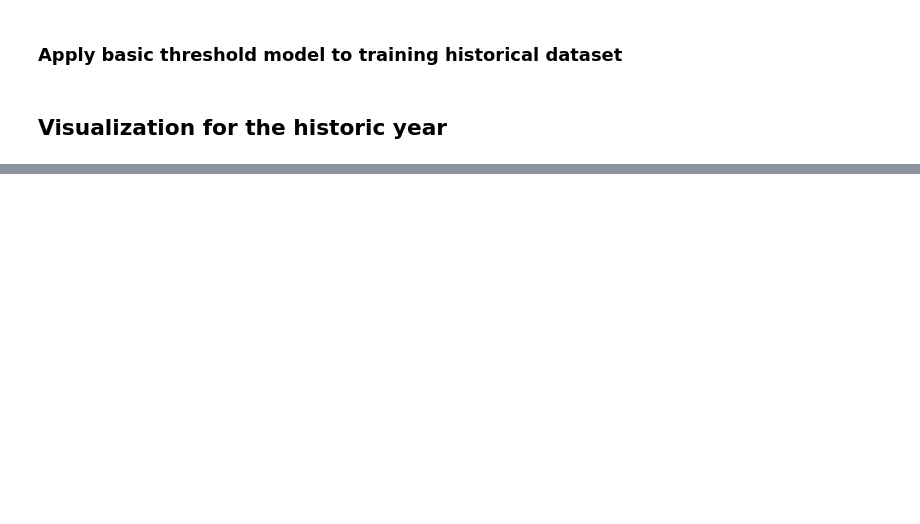
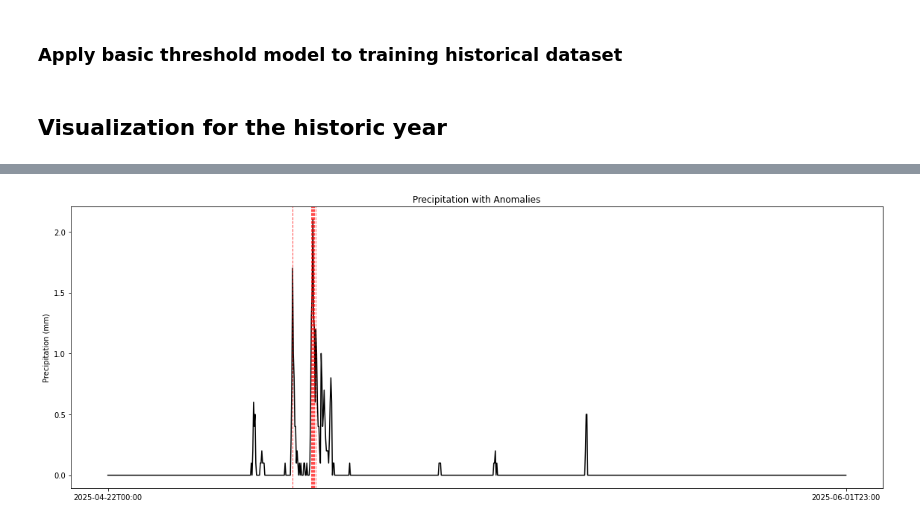
Before and after one commit to berthlou/dsaa_bda, a Jupyter notebook: Training - Basic Threshold Model.ipynb, the cells around one changed output, grey strips where cells are left out. Saved outputs shown, nothing was run; the diff lists cells and outputs as text; code cells hidden in the pictures; blank space fills up the shorter version.

```diff
--- a/Training - Basic Threshold Model.ipynb
+++ b/Training - Basic Threshold Model.ipynb
@@ -151,0 +142,20 @@ plt.show()
+# %%
+fig, ax1 = plt.subplots(figsize=(16, 6))
+
+# Plot temperature as a line
+ax1.plot(plot_df["time"], plot_df["precipitation"], color="black", label="Precipitation (mm)")
+ax1.set_ylabel("Precipitation (mm)", color="black")
+ax1.tick_params(axis='y', labelcolor="black")
+ax1.set_xticks([first_time, last_time])
+ax1.set_xticklabels([first_time, last_time])
+
+# Overlay anomalies
+for anomaly_time in plot_df.loc[plot_df["precipitation_anomaly"] == 1, "time"]:
+    ax1.axvline(x=anomaly_time, color="red", linestyle="--", linewidth=1, alpha=0.7)
+
+# Title and legend
+plt.title("Precipitation with Anomalies")
+fig.tight_layout()
+plt.show()
+# %% [output]
+[figure, added]
```
Also changed, not shown: parts of 9 cells of this notebook, 2 other files.
